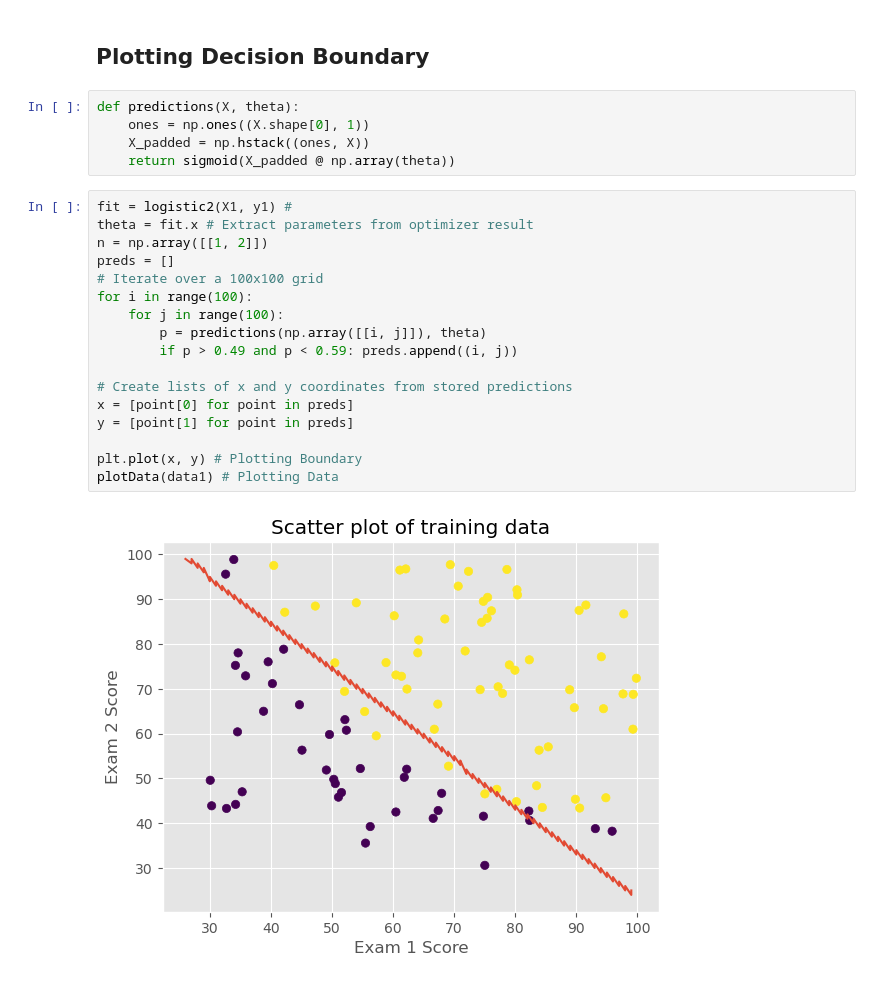
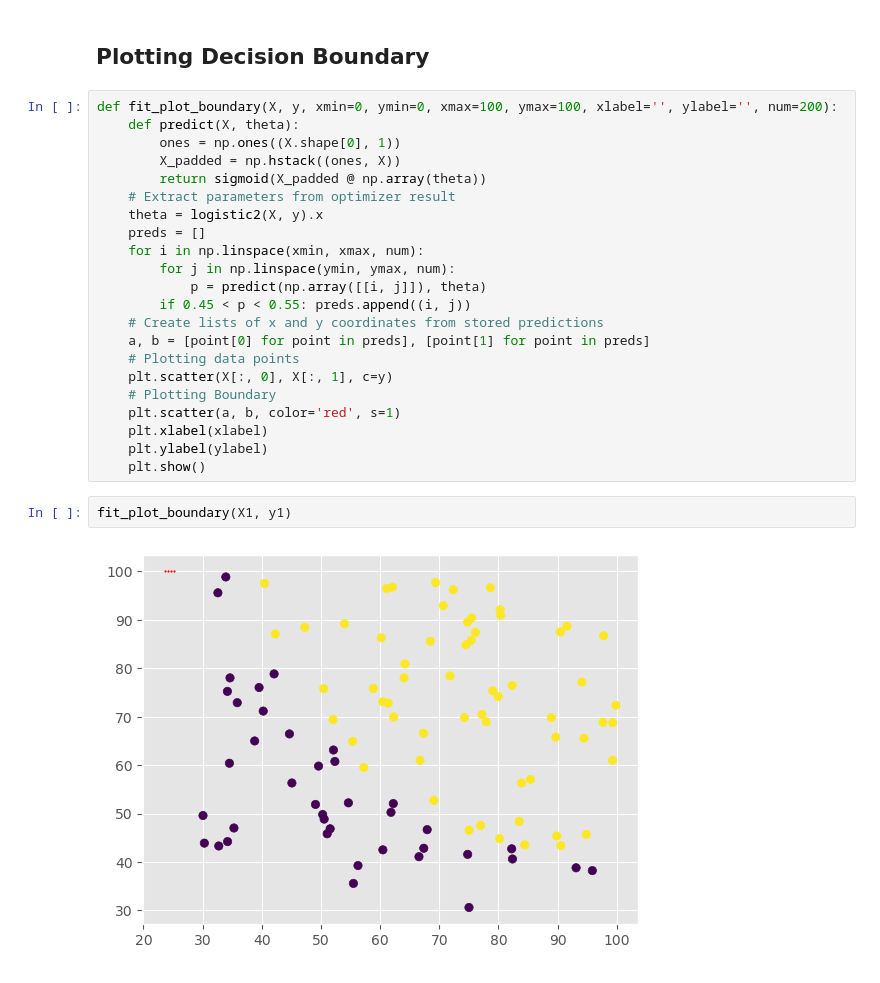
Before and after one commit to samisaf/Learning-AI, a Jupyter notebook: Coursera - Machine Learning/Logistic Regression.ipynb, the cells around one changed output. Saved outputs shown, nothing was run; the diff lists cells and outputs as text.

```diff
--- a/Coursera - Machine Learning/Logistic Regression.ipynb
+++ b/Coursera - Machine Learning/Logistic Regression.ipynb
@@ -212,27 +211,29 @@ logistic4(X1, y1)
 (array([-25.05219314]), array([[0.20535491, 0.2005838 ]]))
 # %% [markdown]
 ## Plotting Decision Boundary
-# %%
-def predictions(X, theta):
-    ones = np.ones((X.shape[0], 1))
-    X_padded = np.hstack((ones, X))
-    return sigmoid(X_padded @ np.array(theta))
-# %%
-fit = logistic2(X1, y1) #
-theta = fit.x # Extract parameters from optimizer result
-n = np.array([[1, 2]])
-preds = []
-# Iterate over a 100x100 grid
-for i in range(100):
-    for j in range(100):
-        p = predictions(np.array([[i, j]]), theta)
-        if p > 0.49 and p < 0.59: preds.append((i, j))
-
-# Create lists of x and y coordinates from stored predictions
-x = [point[0] for point in preds]
-y = [point[1] for point in preds]
-
-plt.plot(x, y) # Plotting Boundary
-plotData(data1) # Plotting Data
-# %% [output]
-[figure, removed]
+# %%
+def fit_plot_boundary(X, y, xmin=0, ymin=0, xmax=100, ymax=100, xlabel='', ylabel='', num=200):
+    def predict(X, theta):
+        ones = np.ones((X.shape[0], 1))
+        X_padded = np.hstack((ones, X))
+        return sigmoid(X_padded @ np.array(theta))
+    # Extract parameters from optimizer result
+    theta = logistic2(X, y).x
+    preds = []
+    for i in np.linspace(xmin, xmax, num):
+        for j in np.linspace(ymin, ymax, num):
+            p = predict(np.array([[i, j]]), theta)
+        if 0.45 < p < 0.55: preds.append((i, j))
+    # Create lists of x and y coordinates from stored predictions
+    a, b = [point[0] for point in preds], [point[1] for point in preds]
+    # Plotting data points
+    plt.scatter(X[:, 0], X[:, 1], c=y)
+    # Plotting Boundary
+    plt.scatter(a, b, color='red', s=1)
+    plt.xlabel(xlabel)
+    plt.ylabel(ylabel)
+    plt.show()
+# %%
+fit_plot_boundary(X1, y1)
+# %% [output]
+[figure, added]
```
Also changed, not shown: parts of 12 cells of this notebook.
